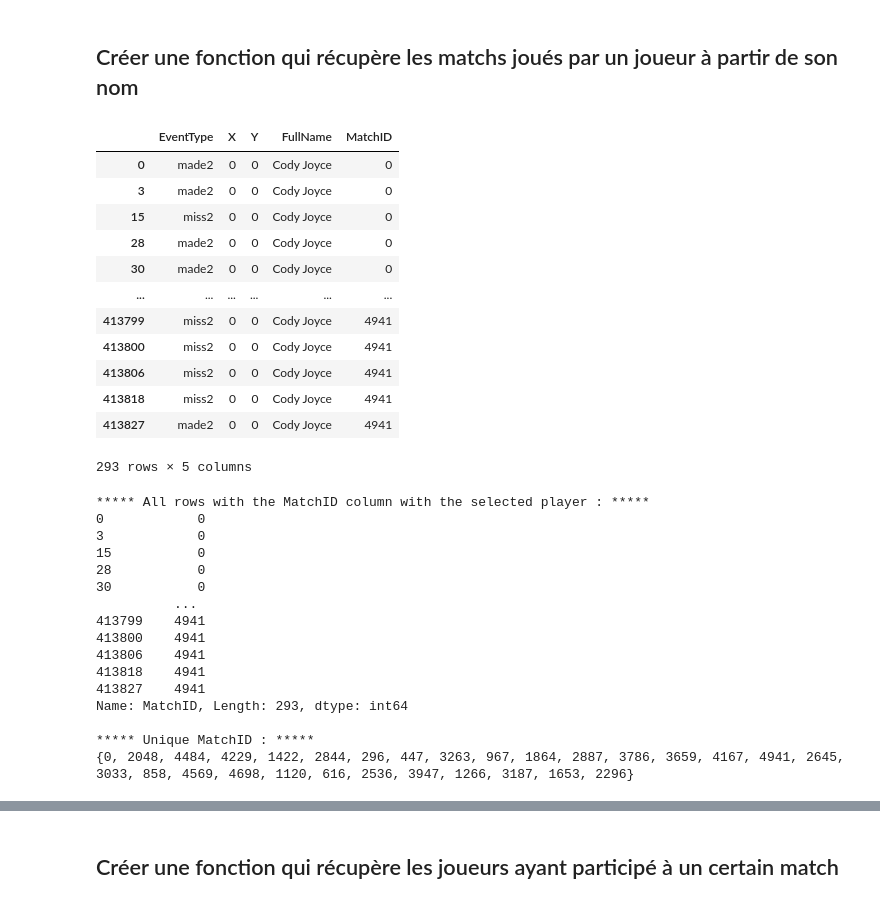
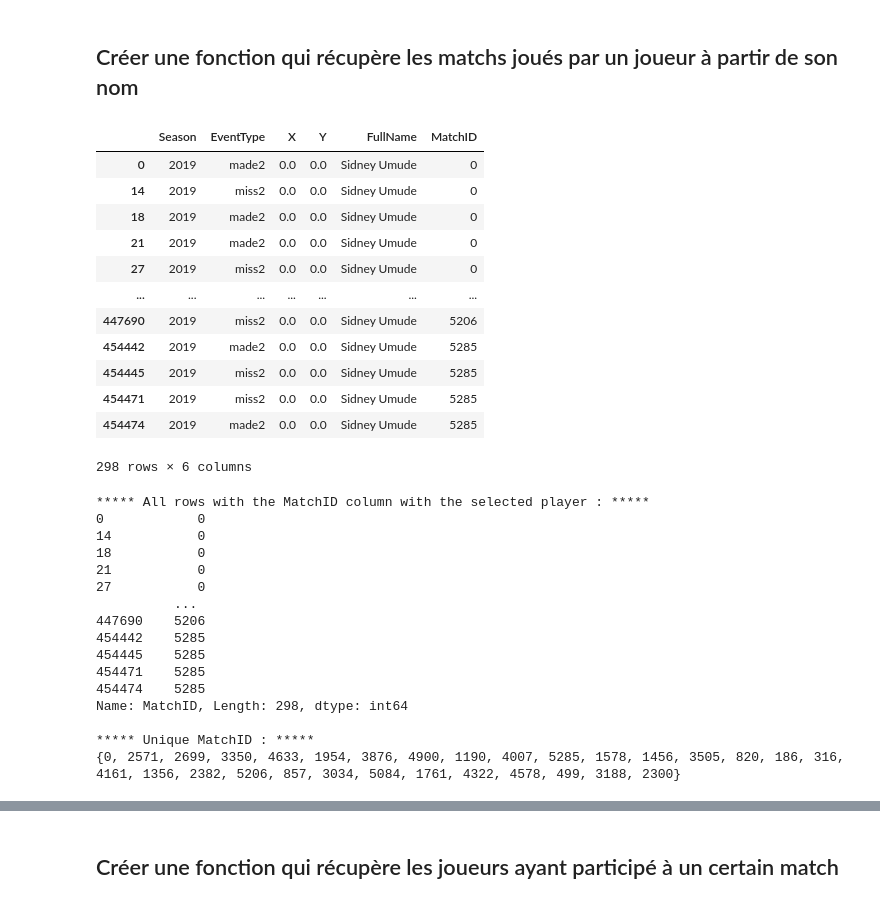
Before and after one commit to NicoR21/ncaam-2020, a Jupyter notebook: ncaam/src/test_app.ipynb, the cells around one changed output, grey strips where cells are left out. Cells and saved outputs as stored; diff of their text form; code cells hidden in the pictures.

```diff
--- a/ncaam/src/test_app.ipynb
+++ b/ncaam/src/test_app.ipynb
@@ -253,7 +313,7 @@ df_2015_shots.head()
 # %%
-# DataFrame avec MatchId unique --> 5497 matchs en 2015
+# DataFrame avec MatchId unique --> 5600 matchs en 2019
 
-df_id_unique = (df_2015_shots.groupby(['Season','DayNum', 'WTeamID', 'LTeamID']).size().reset_index().rename(columns={0:'count'}))
+df_id_unique = (df_2019_shots.groupby(['Season','DayNum', 'WTeamID', 'LTeamID']).size().reset_index().rename(columns={0:'count'}))
 df_id_unique['MatchID'] = df_id_unique.index
 df_id_unique = df_id_unique.drop(['count'], axis=1)
 df_id_unique.head()
@@ -267,9 +327,9 @@ df_id_unique.head()
 # %%
 # On applique le MatchID sur l'ensemble du dataframe
 
-df_2015_id = pd.merge(df_2015_shots, df_id_unique,  how='left',
+df_2019_id = pd.merge(df_2019_shots, df_id_unique,  how='left',
                       left_on=['Season','DayNum', 'WTeamID', 'LTeamID'],
                       right_on = ['Season','DayNum', 'WTeamID', 'LTeamID'])
-df_2015_id
+df_2019_id
 # %% [output]
 |  | Season | DayNum | WTeamID | LTeamID | EventPlayerID | EventType | X | Y | MatchID |
@@ -300,8 +360,8 @@ MPlayers.head()
 | 3 | 4 | Cooke | Austin |
 | 4 | 5 | Crnic | Jovan |
 # %%
-df_2015_id_player = pd.merge(df_2015_id, MPlayers,  how='left', left_on=['EventPlayerID'],
+df_2019_id_player = pd.merge(df_2019_id, MPlayers,  how='left', left_on=['EventPlayerID'],
                              right_on = ['PlayerID'])
-df_2015_id_player
+df_2019_id_player
 # %% [output]
 |  | Season | DayNum | WTeamID | LTeamID | EventPlayerID | EventType | X | Y | MatchID | PlayerID | ... |
@@ -320,5 +380,6 @@ df_2015_id_player
 # %%
-df_2015_id_player['FullName'] = df_2015_id_player['FirstName'] + " " + df_2015_id_player['LastName']
-df_2015_id_player.drop(['PlayerID', 'LastName', 'FirstName'], axis=1)
+df_2019_id_player['FullName'] = df_2019_id_player['FirstName'] + " " + df_2019_id_player['LastName']
+df_2019_id_player = df_2019_id_player.drop(['PlayerID', 'LastName', 'FirstName'], axis=1)
+df_2019_id_player
 # %% [output]
 |  | Season | DayNum | WTeamID | LTeamID | EventPlayerID | EventType | X | Y | MatchID | FullName |
@@ -337,25 +398,25 @@ df_2015_id_player.drop(['PlayerID', 'LastName', 'FirstName'], axis=1)
 # %% [markdown]
 ## Créer une fonction qui récupère les matchs joués par un joueur à partir de son nom
 # %%
-df = df_2015_id_player.query('FullName=="Cody Joyce"')
-df_col_player = df[['EventType','X', 'Y', 'FullName', 'MatchID']]
+df = df_2019_id_player.query('FullName=="Sidney Umude"')
+df_col_player = df[['Season', 'EventType','X', 'Y', 'FullName', 'MatchID']]
 df_col_player
 # %% [output]
-|  | EventType | X | Y | FullName | MatchID |
-| 0 | made2 | 0 | 0 | Cody Joyce | 0 |
-| 3 | made2 | 0 | 0 | Cody Joyce | 0 |
-| 15 | miss2 | 0 | 0 | Cody Joyce | 0 |
-| 28 | made2 | 0 | 0 | Cody Joyce | 0 |
-| 30 | made2 | 0 | 0 | Cody Joyce | 0 |
-| ... | ... | ... | ... | ... | ... |
-| 413799 | miss2 | 0 | 0 | Cody Joyce | 4941 |
-| 413800 | miss2 | 0 | 0 | Cody Joyce | 4941 |
-| 413806 | miss2 | 0 | 0 | Cody Joyce | 4941 |
-| 413818 | miss2 | 0 | 0 | Cody Joyce | 4941 |
-| 413827 | made2 | 0 | 0 | Cody Joyce | 4941 |
+|  | Season | EventType | X | Y | FullName | MatchID |
+| 0 | 2019 | made2 | 0.0 | 0.0 | Sidney Umude | 0 |
+| 14 | 2019 | miss2 | 0.0 | 0.0 | Sidney Umude | 0 |
+| 18 | 2019 | made2 | 0.0 | 0.0 | Sidney Umude | 0 |
+| 21 | 2019 | made2 | 0.0 | 0.0 | Sidney Umude | 0 |
+| 27 | 2019 | miss2 | 0.0 | 0.0 | Sidney Umude | 0 |
+| ... | ... | ... | ... | ... | ... | ... |
+| 447690 | 2019 | miss2 | 0.0 | 0.0 | Sidney Umude | 5206 |
+| 454442 | 2019 | made2 | 0.0 | 0.0 | Sidney Umude | 5285 |
+| 454445 | 2019 | miss2 | 0.0 | 0.0 | Sidney Umude | 5285 |
+| 454471 | 2019 | miss2 | 0.0 | 0.0 | Sidney Umude | 5285 |
+| 454474 | 2019 | made2 | 0.0 | 0.0 | Sidney Umude | 5285 |
-293 rows × 5 columns
+298 rows × 6 columns
 # %%
-list_of_games = df_2015_id_player.query('FullName=="Cody Joyce"').get('MatchID')
+list_of_games = df_2019_id_player.query('FullName=="Sidney Umude"').get('MatchID')
 print("***** All rows with the MatchID column with the selected player : *****")
 print(list_of_games)
 
@@ -366,20 +427,20 @@ print(unique_games_id)
 # %% [output]
 ***** All rows with the MatchID column with the selected player : *****
 0            0
-3            0
-15           0
-28           0
-30           0
+14           0
+18           0
+21           0
+27           0
           ...
-413799    4941
-413800    4941
-413806    4941
-413818    4941
-413827    4941
-Name: MatchID, Length: 293, dtype: int64
+447690    5206
+454442    5285
+454445    5285
+454471    5285
+454474    5285
+Name: MatchID, Length: 298, dtype: int64
 
 ***** Unique MatchID : *****
-{0, 2048, 4484, 4229, 1422, 2844, 296, 447, 3263, 967, 1864, 2887, 3786, 3659, 4167, 4941, 2645, 3033, 858, 4569, 4698, 1120, 616, 2536, 3947, 1266, 3187, 1653, 2296}
+{0, 2571, 2699, 3350, 4633, 1954, 3876, 4900, 1190, 4007, 5285, 1578, 1456, 3505, 820, 186, 316, 4161, 1356, 2382, 5206, 857, 3034, 5084, 1761, 4322, 4578, 499, 3188, 2300}
 # %%
 # Create a function that select all the rows corresponding to a certain player in a dataframe
 
```
Also changed, not shown: parts of 30 cells of this notebook.
